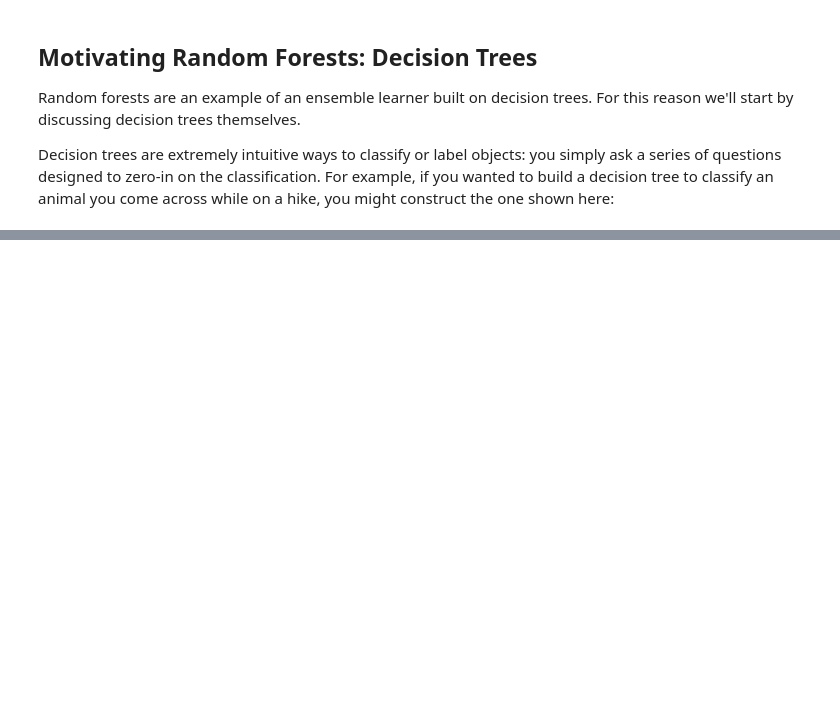
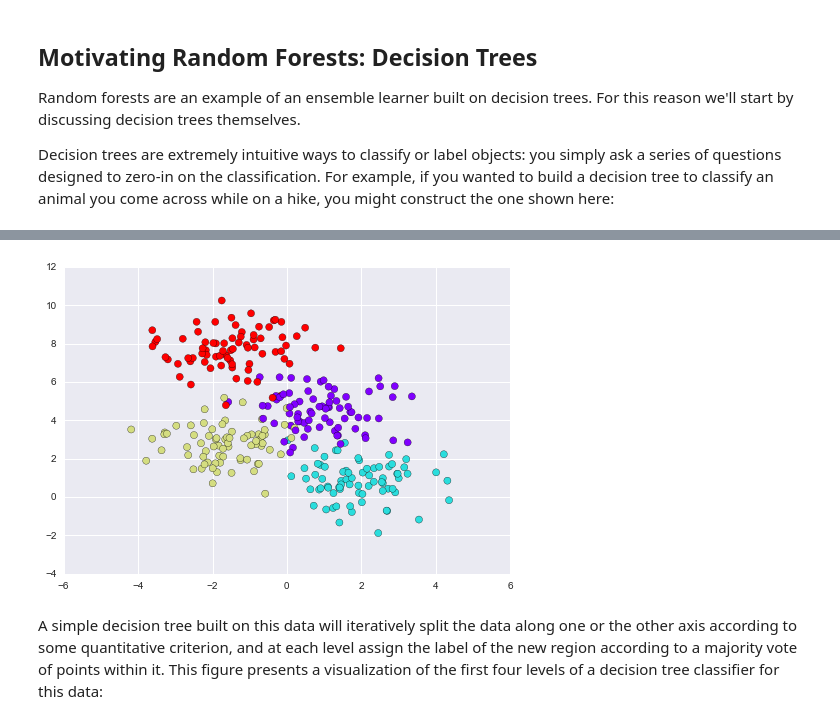
Before and after one commit to jorellano/Machine_learning-pt1, a Jupyter notebook: In Depth Decision Trees and Random Forest.ipynb, the cells around one changed output, grey strips where cells are left out. Drawn from its saved outputs; the diff is of its cells as text; code cells hidden in the pictures; blank space fills up the shorter version.

Commit message:
random forests

```diff
--- a/In Depth Decision Trees and Random Forest.ipynb
+++ b/In Depth Decision Trees and Random Forest.ipynb
@@ -22,0 +27,10 @@ Image(url= "http://nbviewer.jupyter.org/github/jakevdp/PythonDataScienceHandbook
+# %%
+from sklearn.datasets import make_blobs
+
+X, y = make_blobs(n_samples=300, centers=4,
+                  random_state=0, cluster_std=1.0)
+plt.scatter(X[:, 0], X[:, 1], c=y, s=50, cmap='rainbow');
+# %% [output]
+[figure, added]
+# %% [markdown]
+A simple decision tree built on this data will iteratively split the data along one or the other axis according to some quantitative criterion, and at each level assign the label of the new region according to a majority vote of points within it. This figure presents a visualization of the first four levels of a decision tree classifier for this data:
```
Also changed, not shown: parts of 21 cells of this notebook, 1 other file.
